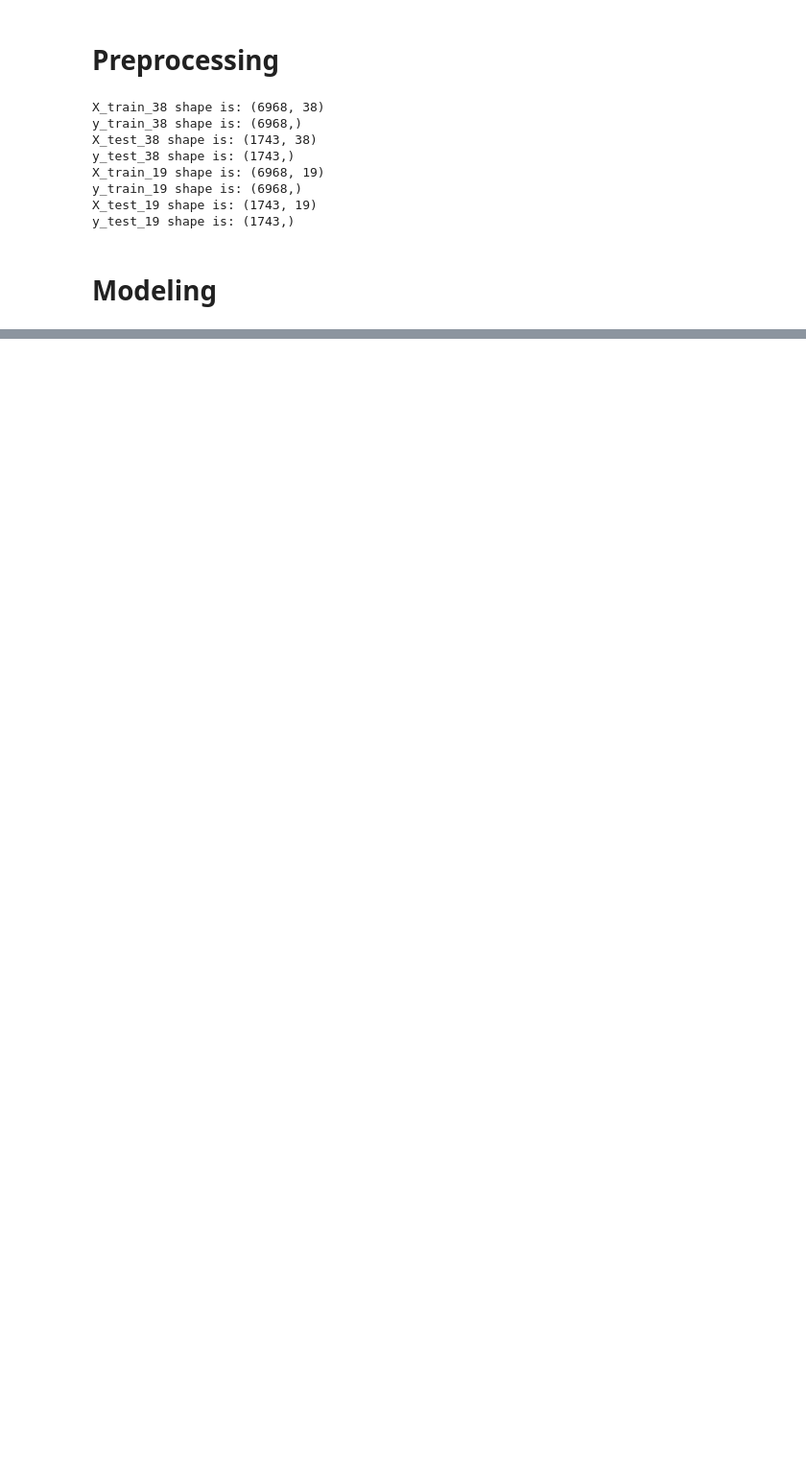
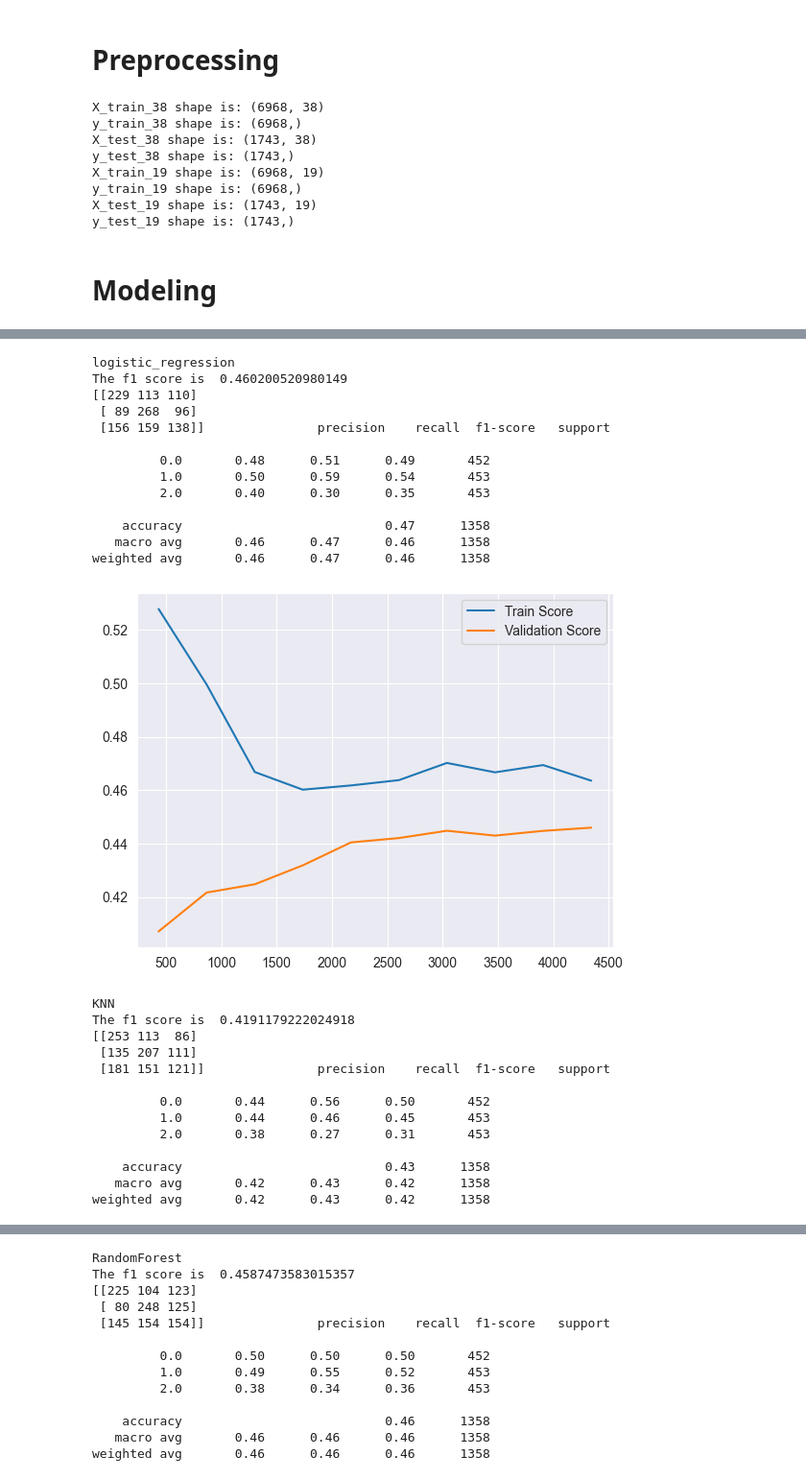
Before and after one commit to zak-soussi/Football_Match_Prediction, a Jupyter notebook: preprocessing_modeling.ipynb, the cells around one changed output, grey strips where cells are left out. Shown: that part at 96% size. Cells and saved outputs as stored; diff of their text form; code cells hidden in the pictures; blank space fills up the shorter version.

Commit message:
Trying different models

```diff
--- a/preprocessing_modeling.ipynb
+++ b/preprocessing_modeling.ipynb
@@ -40,5 +53,5 @@ def split_data(df):
 # %%
-X_train_38 , X_test_38 , y_train_38 , y_test_38 = split_data(dataset)
+X_train_38 , X_test_38 , y_train_38 , y_test_38 = (dataset)
 X_train_19 , X_test_19 , y_train_19 , y_test_19 = split_data(data_19_feature)
 print("X_train_38 shape is:" , X_train_38.shape)
 print("y_train_38 shape is:" , y_train_38.shape)
@@ -71,10 +84,12 @@ X_train_19_preprocessed , X_test_19_preprocessed = preprocessing(X_train_19,X_te
 # %%
 logistic_regression = LogisticRegression(random_state=random_state)
 XGC = XGBClassifier(random_state=random_state)
-SVC = SVC(random_state=random_state)
+RandomForest = RandomForestClassifier(random_state=random_state)
+KNN = KNeighborsClassifier(n_neighbors=4)
 models = {
     'logistic_regression': logistic_regression,
-    'SVC': SVC,
+    'KNN': KNN,
+    'RandomForest':RandomForest,
     'XGC': XGC,
 }
 # %%
@@ -84,6 +99,13 @@ def evaluation(model,x_train,y_train,x_test,y_test):
     f1 = f1_score(y_test, y_predicted, average='weighted')
     print('The f1 score is ',f1)
     print(confusion_matrix(y_true=y_test, y_pred=y_predicted), classification_report(y_true=y_test, y_pred=y_predicted))
+    cv = StratifiedKFold(n_splits=5, shuffle=True, random_state=random_state)
+    N , train_score , val_score = learning_curve(model,x_train,y_train,cv=cv,scoring='f1_weighted',random_state=random_state,train_sizes=np.linspace(0.1,1,10))
+    plt.figure()
+    plt.plot(N,train_score.mean(axis=1),label="Train Score")
+    plt.plot(N,val_score.mean(axis=1),label="Validation Score")
+    plt.legend()
+    plt.show()
 # %%
 for name,model in models.items():
     print(name)
@@ -111,0 +204,6 @@ weighted avg       0.43      0.46      0.44      1743
+# %%
+data_under = under_sampling(dataset)
+X_train_under , X_test_under , y_train_under , y_test_under = split_data(data_under)
+print('y_train value_counts\n',y_train_under.value_counts())
+print('y_test value_counts\n',y_test_under.value_counts())
+X_train_under_preprocessed , X_test_under_preprocessed = preprocessing(X_train_under,X_test_under)
@@ -111,0 +221,32 @@ weighted avg       0.43      0.46      0.44      1743
+# %%
+for name,model in models.items():
+    print(name)
+    evaluation(model,X_train_under_preprocessed,y_train_under,X_test_under_preprocessed,y_test_under)
+# %% [output]
+logistic_regression
+The f1 score is  0.460200520980149
+[[229 113 110]
+ [ 89 268  96]
+ [156 159 138]]               precision    recall  f1-score   support
+
+         0.0       0.48      0.51      0.49       452
+         1.0       0.50      0.59      0.54       453
+         2.0       0.40      0.30      0.35       453
+
+    accuracy                           0.47      1358
+   macro avg       0.46      0.47      0.46      1358
+weighted avg       0.46      0.47      0.46      1358
+[figure, added]
+KNN
+The f1 score is  0.4191179222024918
+[[253 113  86]
+ [135 207 111]
+ [181 151 121]]               precision    recall  f1-score   support
+
+         0.0       0.44      0.56      0.50       452
+         1.0       0.44      0.46      0.45       453
+         2.0       0.38      0.27      0.31       453
+
+    accuracy                           0.43      1358
+   macro avg       0.42      0.43      0.42      1358
+weighted avg       0.42      0.43      0.42      1358
@@ -111,0 +254,13 @@ weighted avg       0.43      0.46      0.44      1743
+RandomForest
+The f1 score is  0.4587473583015357
+[[225 104 123]
+ [ 80 248 125]
+ [145 154 154]]               precision    recall  f1-score   support
+
+         0.0       0.50      0.50      0.50       452
+         1.0       0.49      0.55      0.52       453
+         2.0       0.38      0.34      0.36       453
+
+    accuracy                           0.46      1358
+   macro avg       0.46      0.46      0.46      1358
+weighted avg       0.46      0.46      0.46      1358
```
Also changed, not shown: parts of 43 cells of this notebook.
